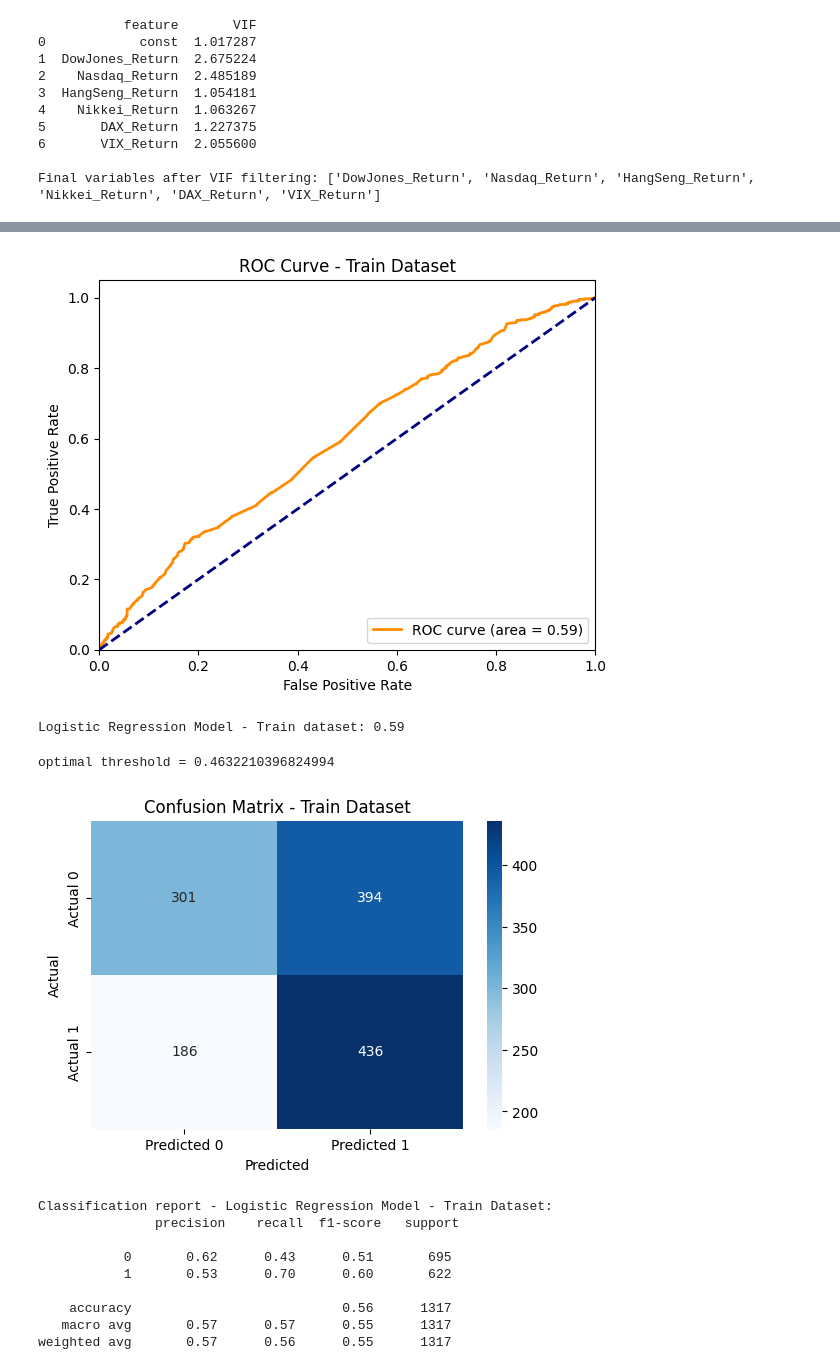
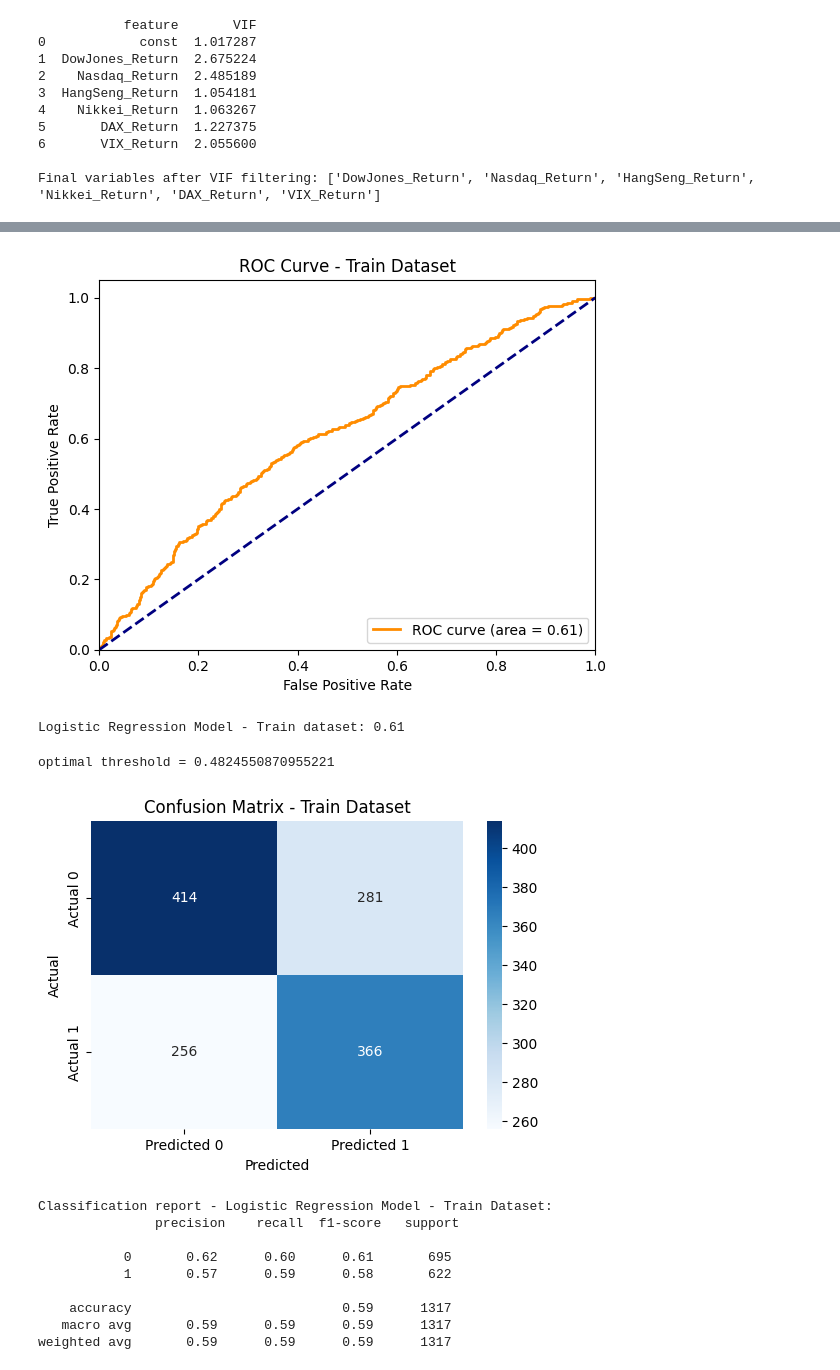
Before and after one commit to pablogrs/nifty_data, a Jupyter notebook: phase3.ipynb, the cells around one changed output, grey strips where cells are left out. Drawn from its saved outputs; the diff is of its cells as text; code cells hidden in the pictures.

```diff
--- a/phase3.ipynb
+++ b/phase3.ipynb
@@ -30,6 +30,14 @@ import seaborn as sns # for enhanced plotting
 
 # constants
 LR_MODEL_NAME = 'Logistic Regression Model'
+
+# List of market return columns to be used in methods below
+INDEPENDENT_VARS = [
+    'DowJones_Return', 'Nasdaq_Return',
+    'HangSeng_Return', 'Nikkei_Return',
+    'DAX_Return', 'VIX_Return' ]
+
+df = pd.read_csv('markets_with_returns.csv')
 # %%
 # define a method to plot ROC curve
 def plot_roc_curve(fpr, tpr, roc_auc, title='ROC Curve', model_name=''):
@@ -84,14 +83,14 @@ train_df, test_df = train_test_split(df, test_size=0.2, random_state=123)
 # 3 - Build Logistic Regression Model with Nifty_Dir_Open as dependent variable and market returns as independent variables
 
 # Add a constant to the independent variables (for the intercept term)
-X_train = sm.add_constant(train_df[independent_vars])
-X_test = sm.add_constant(test_df[independent_vars])
+X_train = sm.add_constant(train_df[INDEPENDENT_VARS])
+X_test = sm.add_constant(test_df[INDEPENDENT_VARS])
 # Define the dependent variable
 y_train = train_df['Nifty_Dir_Open']
 y_test = test_df['Nifty_Dir_Open']
 
 # Build the logistic regression model
-model = sm.Logit(y_train.astype(int), X_train.astype(int)).fit()
+model = sm.Logit(y_train.astype(float), X_train.astype(float)).fit()
 
 # Summarize the model
 print(model.summary())
@@ -183,7 +182,7 @@ VIX_Return         -0.0159      0.009     -1.782      0.075      -0.033       0.
 # 6 - Obtain ROC curve and AUC for train data
 
 # Predict probabilities on the train set and calculate ROC AUC
-train_df['predprob'] = model_sig.predict(X_train_sig.astype(int))
+train_df['predprob'] = model_sig.predict(X_train_sig.astype(float))
 
 # Calculate ROC curve and AUC
 fpr, tpr, thresholds = roc_curve(y_train, train_df['predprob'])
@@ -191,33 +190,33 @@ roc_auc = auc(fpr, tpr)
 
 plot_roc_curve(fpr, tpr, roc_auc, title='ROC Curve - Train Dataset', model_name=LR_MODEL_NAME)
 # %% [output]
-[figure, old version]
+[figure, new version]
-Logistic Regression Model - Train dataset: 0.59
+Logistic Regression Model - Train dataset: 0.61
 # %%
 # 7 - Get specificity, sensitivity and proceed if we are happy with how are these leveled
 
 # Use the optimal threshold found from roc_curve model
 optimal_threshold = thresholds[np.argmax(tpr - fpr)]
 print(f"optimal threshold = {optimal_threshold}")
 # Confusion Matrix and Classification Report
-y_pred = model_sig.predict(X_train_sig.astype(int)) >= optimal_threshold
+y_pred = model_sig.predict(X_train_sig.astype(float)) >= optimal_threshold
 
 cm = confusion_matrix(y_train, y_pred)
 cr = classification_report(y_train, y_pred)
 
 plot_confusion_matrix(cm, cr, title='Confusion Matrix - Train Dataset', model_name=LR_MODEL_NAME)
 # %% [output]
-optimal threshold = 0.4632210396824994
+optimal threshold = 0.4824550870955221
-[figure, old version]
+[figure, new version]
 Classification report - Logistic Regression Model - Train Dataset:
                precision    recall  f1-score   support
 
-           0       0.62      0.43      0.51       695
-           1       0.53      0.70      0.60       622
+           0       0.62      0.60      0.61       695
+           1       0.57      0.59      0.58       622
 
-    accuracy                           0.56      1317
-   macro avg       0.57      0.57      0.55      1317
-weighted avg       0.57      0.56      0.55      1317
+    accuracy                           0.59      1317
+   macro avg       0.59      0.59      0.59      1317
+weighted avg       0.59      0.59      0.59      1317
 # %%
 # getting new classification report with new threshold on train data
 
```
Also changed, not shown: parts of 8 cells of this notebook, 2 other files.
